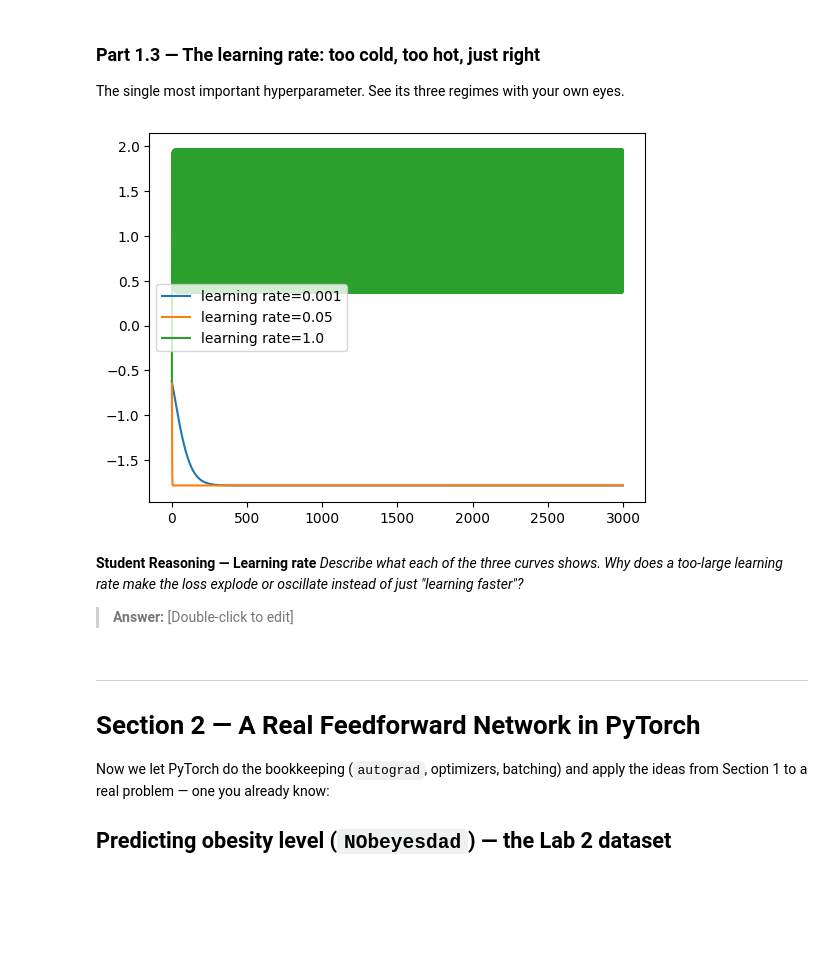
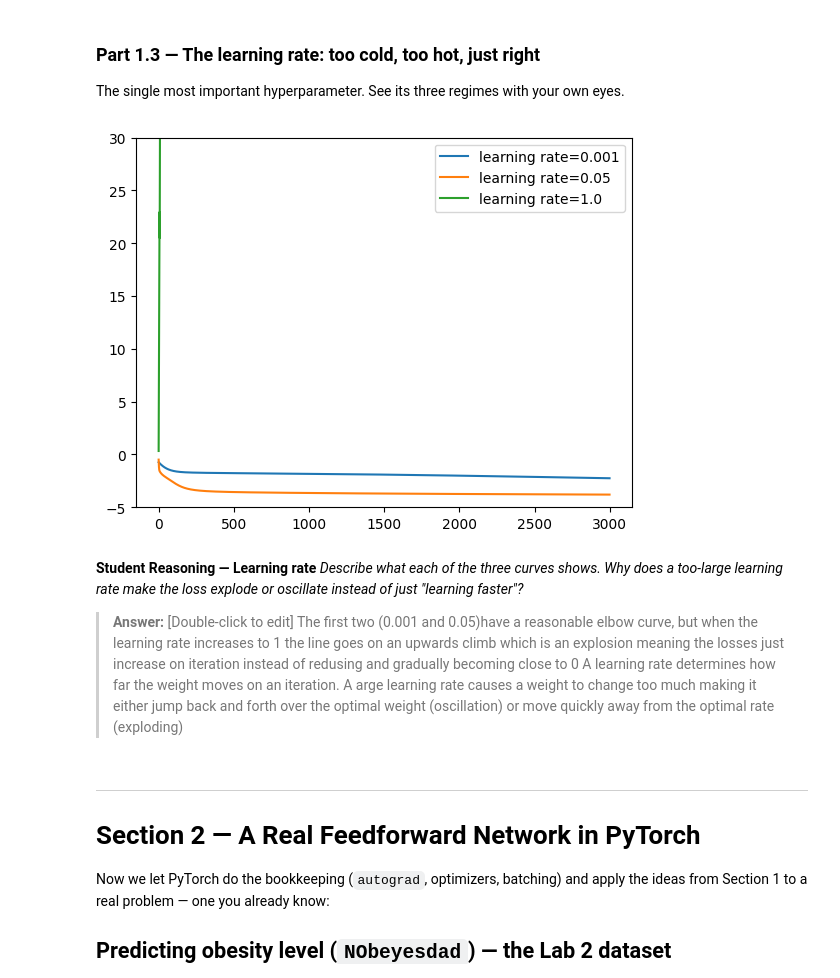
Before and after one commit to Ewurakua419/lab-3, a Jupyter notebook: Lab_3.ipynb, the cells around one changed output. Cells and saved outputs as stored; diff of their text form; code cells hidden in the pictures; blank space fills up the shorter version.

Commit message:
answer section for 1.3

```diff
--- a/Lab_3.ipynb
+++ b/Lab_3.ipynb
@@ -333,53 +366,60 @@ The single most important hyperparameter. See its three regimes with your own ey
 # %%
 # TODO: Wrap your Part 1.2 training loop in a function train_toy(lr, steps=3000)
 #   that returns the list of losses.
-W1= np.random.randn(1,8) * 0.5
-W2= np.random.randn(8, 1)* 0.5
-b1= np.random.randn(8,)* 0.5
-b2= np.random.randn(1,)* 0.5
+import random
+random.seed(42)
 def train_toy(lr, steps=3000, W1=W1, W2=W2, b1=b1, b2=b2):
     x1=x.reshape(100,1)
     y1=y.reshape(100,1)
-
+    W1= np.random.randn(1,8) * 0.5
+    W2= np.random.randn(8, 1)* 0.5
+    b1= np.random.randn(8,)* 0.5
+    b2= np.random.randn(1,)* 0.5
     losslist=[]
     for i in range(steps):
         z1 = x1 @ W1 + b1
         h  = np.tanh(z1)
         y_hat = h @ W2 + b2
         loss  = np.mean((y_hat - y1) ** 2)
-        dW1    = np.mean(2 * (y_hat - y1) * x1)
         losslist.append(loss)
 
+        #Back propagation
         d_yhat = 2 * (y_hat - y1) / len(y1)
         dW2 = h.T @ d_yhat
         db2 = d_yhat.sum(axis=0)
         dh  = d_yhat @ W2.T
         dz1 = dh * (1 - np.tanh(z1) ** 2)
-        dW2    = np.mean(2 * (d_yhat - y1) * x1)
+        dW1 = x.T @ dz1
+        db1 = dz1.sum(axis=0)
+
+        #update the weights
         W1=W1-(lr * dW1)
-        dW2=dW2-(lr * dW2)
+        W2=W2-(lr * dW2)
     return losslist
 
 # TODO: Run it with THREE learning rates, e.g. lr = 0.001, 0.05, 1.0
 #   (keep the same initial weights for a fair comparison — reset the seed).
 losslist1=train_toy(0.001)
 losslist2=train_toy(0.05)
 losslist3=train_toy(1)
 
 # TODO: Plot the three loss curves on the same axes (log scale on y helps), with a legend.
 plt.plot(range(3000), np.log(losslist1), label="learning rate=0.001")
 plt.plot(range(3000), np.log(losslist2), label="learning rate=0.05")
 plt.plot(range(3000), np.log(losslist3), label="learning rate=1.0")
+plt.ylim(-5,30)
 plt.legend()
 plt.show()
 # %% [output]
-[figure, old version]
+[figure, new version]
-# %% [markdown]
-**Student Reasoning — Learning rate**
-*Describe what each of the three curves shows. Why does a too-large learning rate make the
-loss explode or oscillate instead of just "learning faster"?*
-
-> **Answer:** [Double-click to edit]
+# %% [markdown]
+**Student Reasoning — Learning rate**
+*Describe what each of the three curves shows. Why does a too-large learning rate make the
+loss explode or oscillate instead of just "learning faster"?*
+
+> **Answer:** [Double-click to edit]
+> The first two (0.001 and 0.05)have a reasonable elbow curve, but when the learning rate increases to 1 the line goes on an upwards climb which is an explosion meaning the losses just increase on iteration instead of redusing and gradually becoming close to 0
+>  A learning rate determines how far the weight moves on an iteration. A arge learning rate causes a weight to change too much making it either jump back and forth over the optimal weight (oscillation) or move quickly away from the optimal rate (exploding)
 # %% [markdown]
 ---
 # Section 2 — A Real Feedforward Network in PyTorch
```
Also changed, not shown: parts of 2 cells of this notebook, 1 other file.
